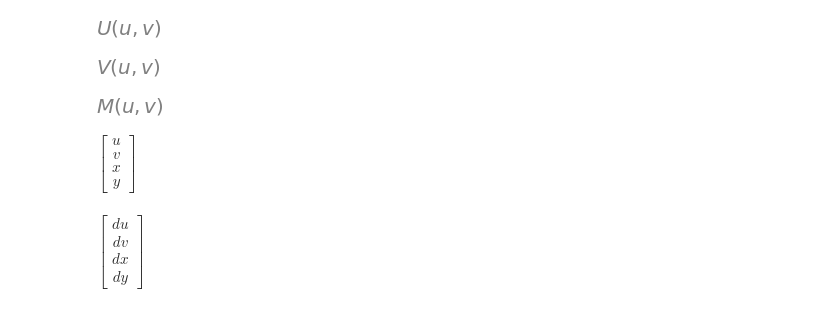
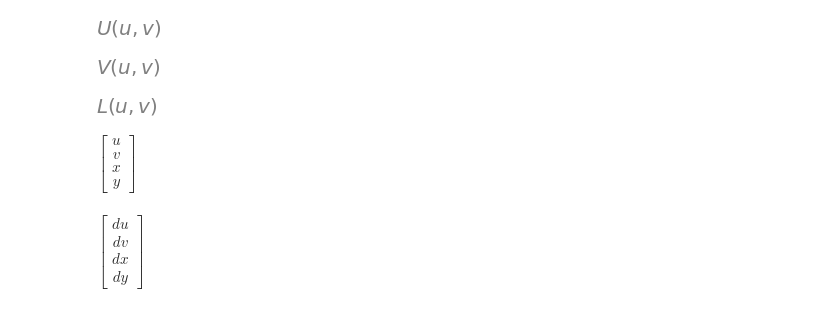
Before and after one commit to GeoffCope/General_Relativity_Python, a Jupyter notebook: Bell_Szekeres_Solution_and_Related_Solutions_of_the_Einstein_Maxwell_Equations_Barrabes_Hogan.ipynb, the cells around one changed output. Cells and saved outputs as stored; diff of their text form; code cells hidden in the pictures.

```diff
--- a/Bell_Szekeres_Solution_and_Related_Solutions_of_the_Einstein_Maxwell_Equations_Barrabes_Hogan.ipynb
+++ b/Bell_Szekeres_Solution_and_Related_Solutions_of_the_Einstein_Maxwell_Equations_Barrabes_Hogan.ipynb
@@ -39,10 +39,10 @@ V
 # %% [output]
 [figure]
 # %%
-M = Function('M')(u,v)
-M
+L = Function('L')(u,v)
+L
 # %% [output]
-[figure, old version]
+[figure, new version]
 # %%
 variables = Matrix( [u,v,x,y] )
 variables
```
Also changed, not shown: parts of 12 cells of this notebook, 25 other files.
